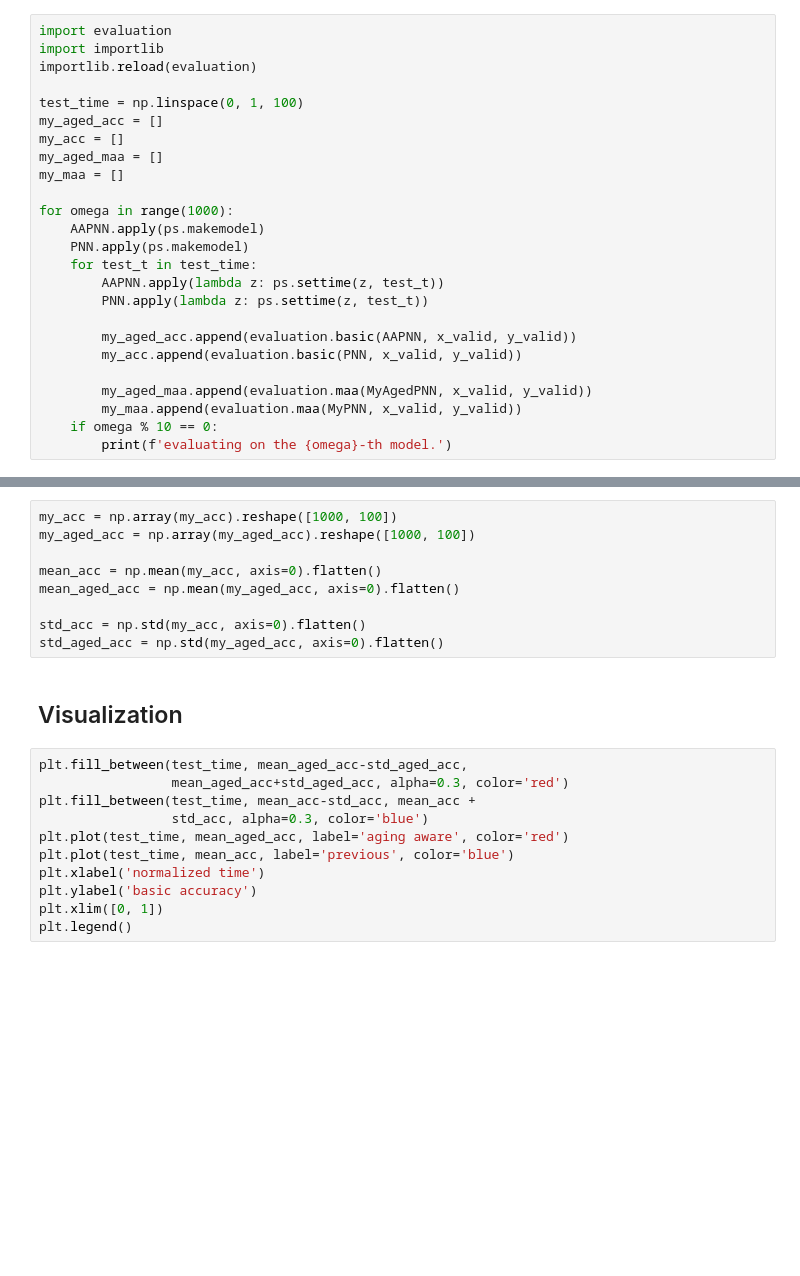
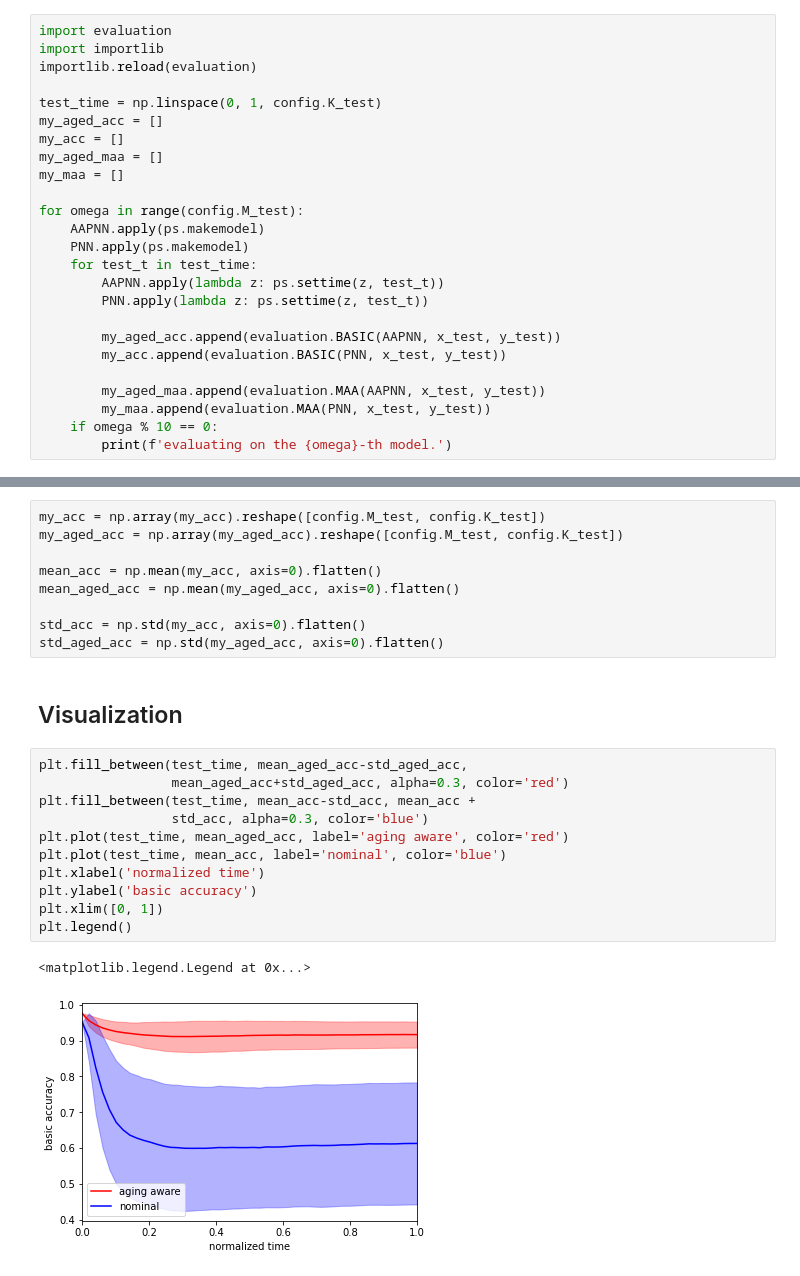
Before and after one commit to Neuromophic/Aging-aware-training, a Jupyter notebook: AgingAwareTrainingModelVariation.ipynb, the cells around one changed output, grey strips where cells are left out. Cells and saved outputs as stored; diff of their text form; blank space fills up the shorter version.

```diff
--- a/AgingAwareTrainingModelVariation.ipynb
+++ b/AgingAwareTrainingModelVariation.ipynb
@@ -266,23 +269,23 @@ import evaluation
 import importlib
 importlib.reload(evaluation)
 
-test_time = np.linspace(0, 1, 100)
+test_time = np.linspace(0, 1, config.K_test)
 my_aged_acc = []
 my_acc = []
 my_aged_maa = []
 my_maa = []
 
-for omega in range(1000):
+for omega in range(config.M_test):
     AAPNN.apply(ps.makemodel)
     PNN.apply(ps.makemodel)
     for test_t in test_time:
         AAPNN.apply(lambda z: ps.settime(z, test_t))
         PNN.apply(lambda z: ps.settime(z, test_t))
 
-        my_aged_acc.append(evaluation.basic(AAPNN, x_valid, y_valid))
-        my_acc.append(evaluation.basic(PNN, x_valid, y_valid))
+        my_aged_acc.append(evaluation.BASIC(AAPNN, x_test, y_test))
+        my_acc.append(evaluation.BASIC(PNN, x_test, y_test))
 
-        my_aged_maa.append(evaluation.maa(MyAgedPNN, x_valid, y_valid))
-        my_maa.append(evaluation.maa(MyPNN, x_valid, y_valid))
+        my_aged_maa.append(evaluation.MAA(AAPNN, x_test, y_test))
+        my_maa.append(evaluation.MAA(PNN, x_test, y_test))
     if omega % 10 == 0:
         print(f'evaluating on the {omega}-th model.')
@@ -289,6 +310,6 @@ for omega in range(1000):
 # %%
-my_acc = np.array(my_acc).reshape([1000, 100])
-my_aged_acc = np.array(my_aged_acc).reshape([1000, 100])
+my_acc = np.array(my_acc).reshape([config.M_test, config.K_test])
+my_aged_acc = np.array(my_aged_acc).reshape([config.M_test, config.K_test])
 
 mean_acc = np.mean(my_acc, axis=0).flatten()
 mean_aged_acc = np.mean(my_aged_acc, axis=0).flatten()
@@ -300,12 +321,15 @@ std_aged_acc = np.std(my_aged_acc, axis=0).flatten()
 # %%
 plt.fill_between(test_time, mean_aged_acc-std_aged_acc,
                  mean_aged_acc+std_aged_acc, alpha=0.3, color='red')
 plt.fill_between(test_time, mean_acc-std_acc, mean_acc +
                  std_acc, alpha=0.3, color='blue')
 plt.plot(test_time, mean_aged_acc, label='aging aware', color='red')
-plt.plot(test_time, mean_acc, label='previous', color='blue')
+plt.plot(test_time, mean_acc, label='nominal', color='blue')
 plt.xlabel('normalized time')
 plt.ylabel('basic accuracy')
 plt.xlim([0, 1])
 plt.legend()
+# %% [output]
+<matplotlib.legend.Legend at 0x...>
+[figure, added]
 # %%
```
Also changed, not shown: parts of 17 cells of this notebook, 14 other files.
